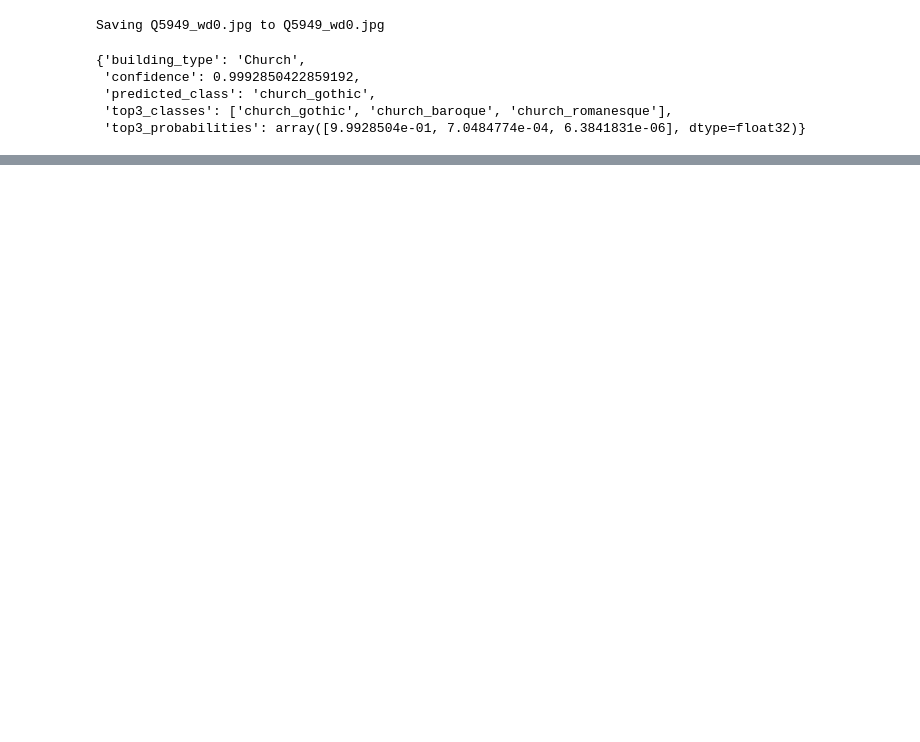
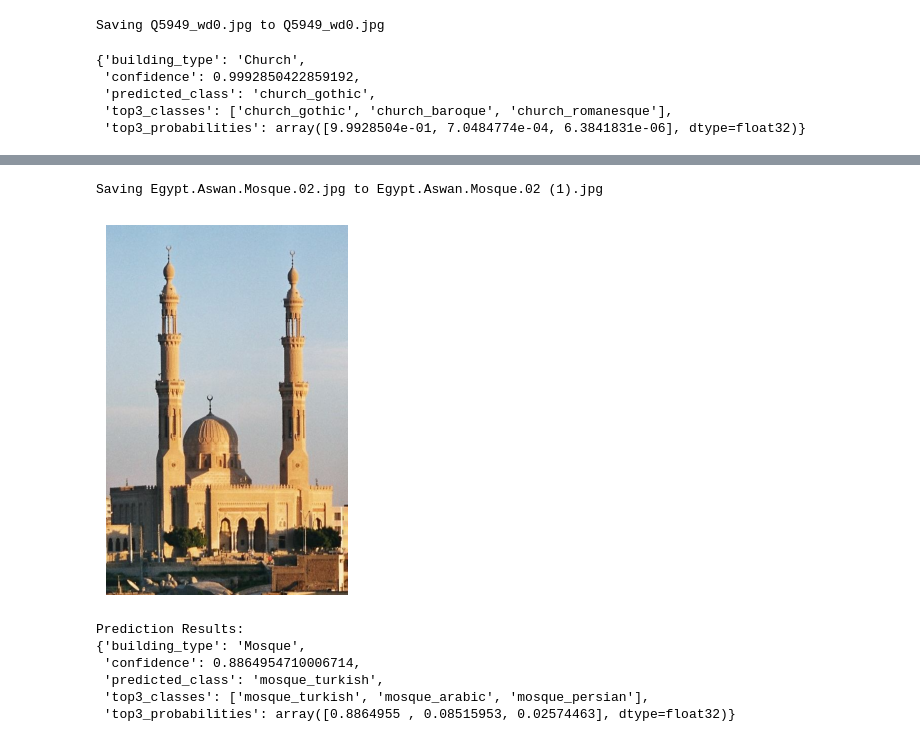
Before and after one commit to rodolphelkhoury/temple_classification, a Jupyter notebook: temple_classification.ipynb, the cells around one changed output, grey strips where cells are left out. Cells and saved outputs as stored; diff of their text form; code cells hidden in the pictures; blank space fills up the shorter version.

```diff
--- a/temple_classification.ipynb
+++ b/temple_classification.ipynb
@@ -1114,0 +1097,19 @@ pprint(result)
+# %%
+from PIL import Image
+import io
+import matplotlib.pyplot as plt
+from google.colab import files
+from pprint import pprint
+
+uploaded = files.upload()
+filename = next(iter(uploaded))
+
+image = Image.open(io.BytesIO(uploaded[filename]))
+plt.imshow(image)
+plt.axis('off')
+plt.show()
+
+result = classifier.predict(filename)
+print("\nPrediction Results:")
+pprint(result)
+# %% [output]
@@ -1114,0 +1117,8 @@ pprint(result)
+Saving Egypt.Aswan.Mosque.02.jpg to Egypt.Aswan.Mosque.02 (1).jpg
+[figure, added]
+Prediction Results:
+{'building_type': 'Mosque',
+ 'confidence': 0.8864954710006714,
+ 'predicted_class': 'mosque_turkish',
+ 'top3_classes': ['mosque_turkish', 'mosque_arabic', 'mosque_persian'],
+ 'top3_probabilities': array([0.8864955 , 0.08515953, 0.02574463], dtype=float32)}
```
Also changed, not shown: parts of 23 cells of this notebook.
